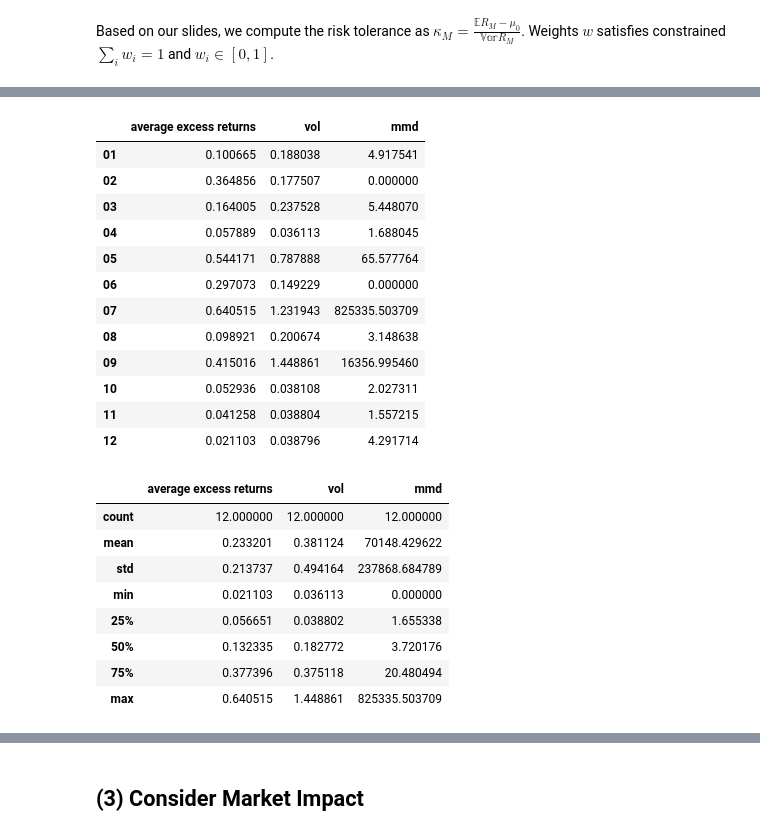
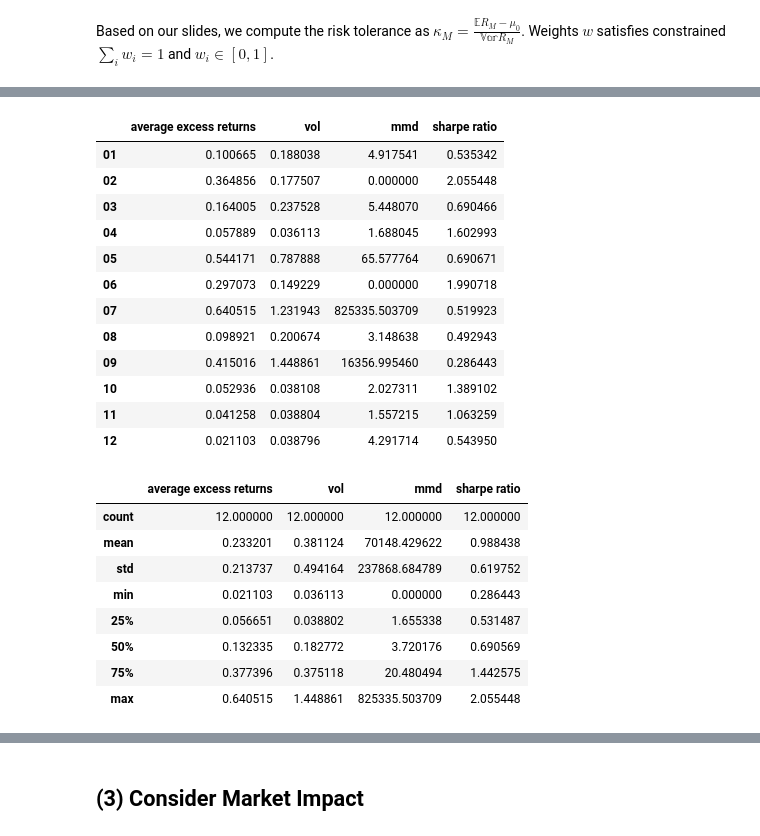
Before and after one commit to XinpeiMa/My_NoteBook, a Jupyter notebook: APM_DataProject_XinpeiMa.ipynb, the cells around one changed output, grey strips where cells are left out. Saved outputs shown, nothing was run; the diff lists cells and outputs as text; code cells hidden in the pictures.

```diff
--- a/APM_DataProject_XinpeiMa.ipynb
+++ b/APM_DataProject_XinpeiMa.ipynb
@@ -372,32 +373,32 @@ for mo in index_2010.keys():
     res_2010[mo].append(portfolio_df['mmd'].max())
 # %%
 df_2010_1 = pd.DataFrame(res_2010, index=['average excess returns', 'vol', 'mmd']).T
-df_2010_1['sharpe ratio'] = df_2010_1['average excess return'] - df_2010_1['vol']
+df_2010_1['sharpe ratio'] = df_2010_1['average excess returns'] / df_2010_1['vol']
 display(df_2010_1)
 display(df_2010_1.describe())
 # %% [output]
-|  | average excess returns | vol | mmd |
-| 01 | 0.100665 | 0.188038 | 4.917541 |
-| 02 | 0.364856 | 0.177507 | 0.000000 |
-| 03 | 0.164005 | 0.237528 | 5.448070 |
-| 04 | 0.057889 | 0.036113 | 1.688045 |
-| 05 | 0.544171 | 0.787888 | 65.577764 |
-| 06 | 0.297073 | 0.149229 | 0.000000 |
-| 07 | 0.640515 | 1.231943 | 825335.503709 |
-| 08 | 0.098921 | 0.200674 | 3.148638 |
-| 09 | 0.415016 | 1.448861 | 16356.995460 |
-| 10 | 0.052936 | 0.038108 | 2.027311 |
-| 11 | 0.041258 | 0.038804 | 1.557215 |
-| 12 | 0.021103 | 0.038796 | 4.291714 |
+|  | average excess returns | vol | mmd | sharpe ratio |
+| 01 | 0.100665 | 0.188038 | 4.917541 | 0.535342 |
+| 02 | 0.364856 | 0.177507 | 0.000000 | 2.055448 |
+| 03 | 0.164005 | 0.237528 | 5.448070 | 0.690466 |
+| 04 | 0.057889 | 0.036113 | 1.688045 | 1.602993 |
+| 05 | 0.544171 | 0.787888 | 65.577764 | 0.690671 |
+| 06 | 0.297073 | 0.149229 | 0.000000 | 1.990718 |
+| 07 | 0.640515 | 1.231943 | 825335.503709 | 0.519923 |
+| 08 | 0.098921 | 0.200674 | 3.148638 | 0.492943 |
+| 09 | 0.415016 | 1.448861 | 16356.995460 | 0.286443 |
+| 10 | 0.052936 | 0.038108 | 2.027311 | 1.389102 |
+| 11 | 0.041258 | 0.038804 | 1.557215 | 1.063259 |
+| 12 | 0.021103 | 0.038796 | 4.291714 | 0.543950 |
-|  | average excess returns | vol | mmd |
-| count | 12.000000 | 12.000000 | 12.000000 |
-| mean | 0.233201 | 0.381124 | 70148.429622 |
-| std | 0.213737 | 0.494164 | 237868.684789 |
-| min | 0.021103 | 0.036113 | 0.000000 |
-| 25% | 0.056651 | 0.038802 | 1.655338 |
-| 50% | 0.132335 | 0.182772 | 3.720176 |
-| 75% | 0.377396 | 0.375118 | 20.480494 |
-| max | 0.640515 | 1.448861 | 825335.503709 |
+|  | average excess returns | vol | mmd | sharpe ratio |
+| count | 12.000000 | 12.000000 | 12.000000 | 12.000000 |
+| mean | 0.233201 | 0.381124 | 70148.429622 | 0.988438 |
+| std | 0.213737 | 0.494164 | 237868.684789 | 0.619752 |
+| min | 0.021103 | 0.036113 | 0.000000 | 0.286443 |
+| 25% | 0.056651 | 0.038802 | 1.655338 | 0.531487 |
+| 50% | 0.132335 | 0.182772 | 3.720176 | 0.690569 |
+| 75% | 0.377396 | 0.375118 | 20.480494 | 1.442575 |
+| max | 0.640515 | 1.448861 | 825335.503709 | 2.055448 |
 # %%
 index_2011 =  find_montly_index('2011')
 print(index_2011)
```
Also changed, not shown: parts of 12 cells of this notebook.
